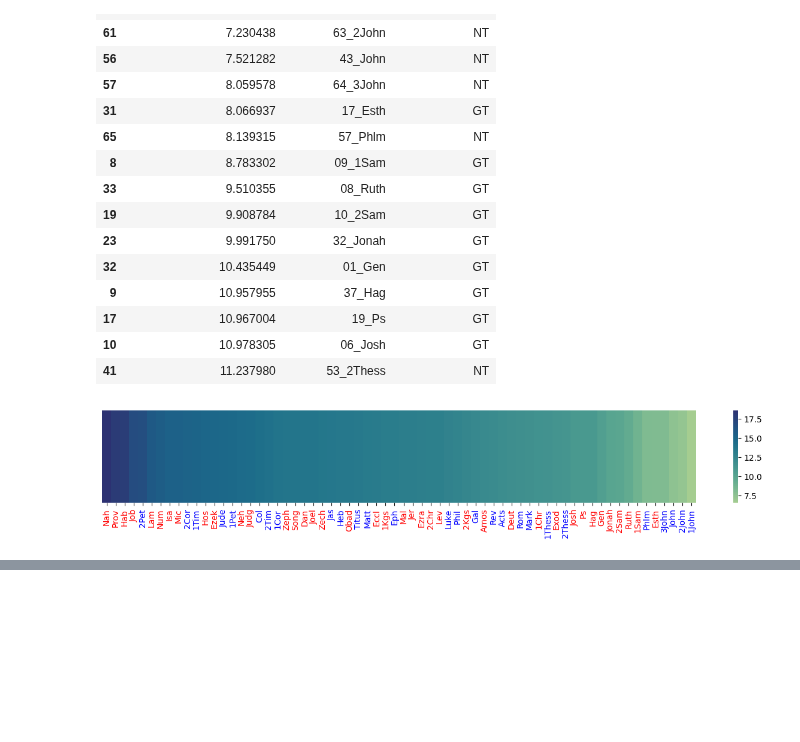
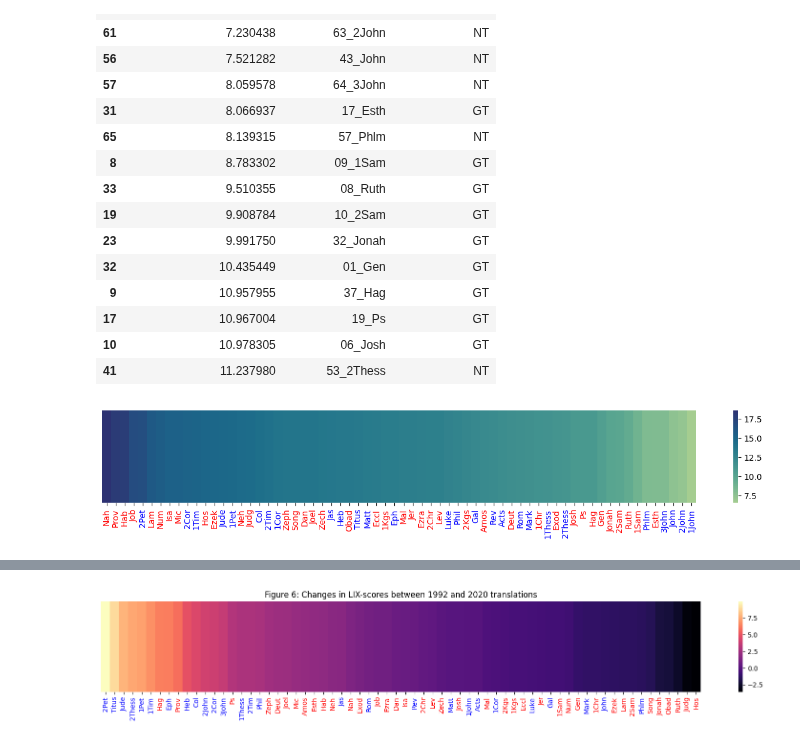
Before and after one commit to Computing-Antiquity/bibelen2020_appendices, a Jupyter notebook: demonstration_notebook.ipynb, the cells around one changed output, grey strips where cells are left out. Drawn from its saved outputs; the diff is of its cells as text; code cells hidden in the pictures; blank space fills up the shorter version.

```diff
--- a/demonstration_notebook.ipynb
+++ b/demonstration_notebook.ipynb
@@ -695,0 +848,33 @@ for tick_label, book_type_freq in zip(ax.axes.get_xticklabels(), sorted_df_dista
+# %%
+delta_diff_rix = book_df[(book_df.edition == "1992")].set_index("name")[["lix","rix"]].sort_index() - book_df[(book_df.edition == "2020")].set_index("name")[["lix","rix"]].sort_index()
+delta_diff_rix = delta_diff_rix.assign(type=book_df[(book_df.edition == "1992")].set_index("name").sort_index().type).reset_index()
+# %%
+from matplotlib import pyplot as plt
+import seaborn as sns
+import re
+
+plt.figure(figsize=(16, 3))
+
+# Fjern tal + underscore præfix i navne
+sorted_readability = delta_diff_rix[["name", "lix", "type"]].sort_values(ascending=False, by="lix").copy()
+sorted_readability["name_clean"] = sorted_readability["name"].apply(lambda s: re.sub(r"^\d+_", "", s))
+
+ax = sns.heatmap(
+    sorted_readability.lix.values.reshape(1, -1),
+    cmap="magma",
+    xticklabels=sorted_readability.name_clean,
+    yticklabels=False,
+    cbar=True
+)
+
+for tick_label, book_type in zip(ax.axes.get_xticklabels(), sorted_readability.type):
+    if book_type == "NT":
+        tick_label.set_color("blue")
+    else:
+        tick_label.set_color("red")
+
+plt.title("Figure 6: Changes in LIX-scores between 1992 and 2020 translations")
+plt.tight_layout()
+plt.show()
+# %% [output]
+[figure, added]
```
Also changed, not shown: parts of 21 cells of this notebook.
